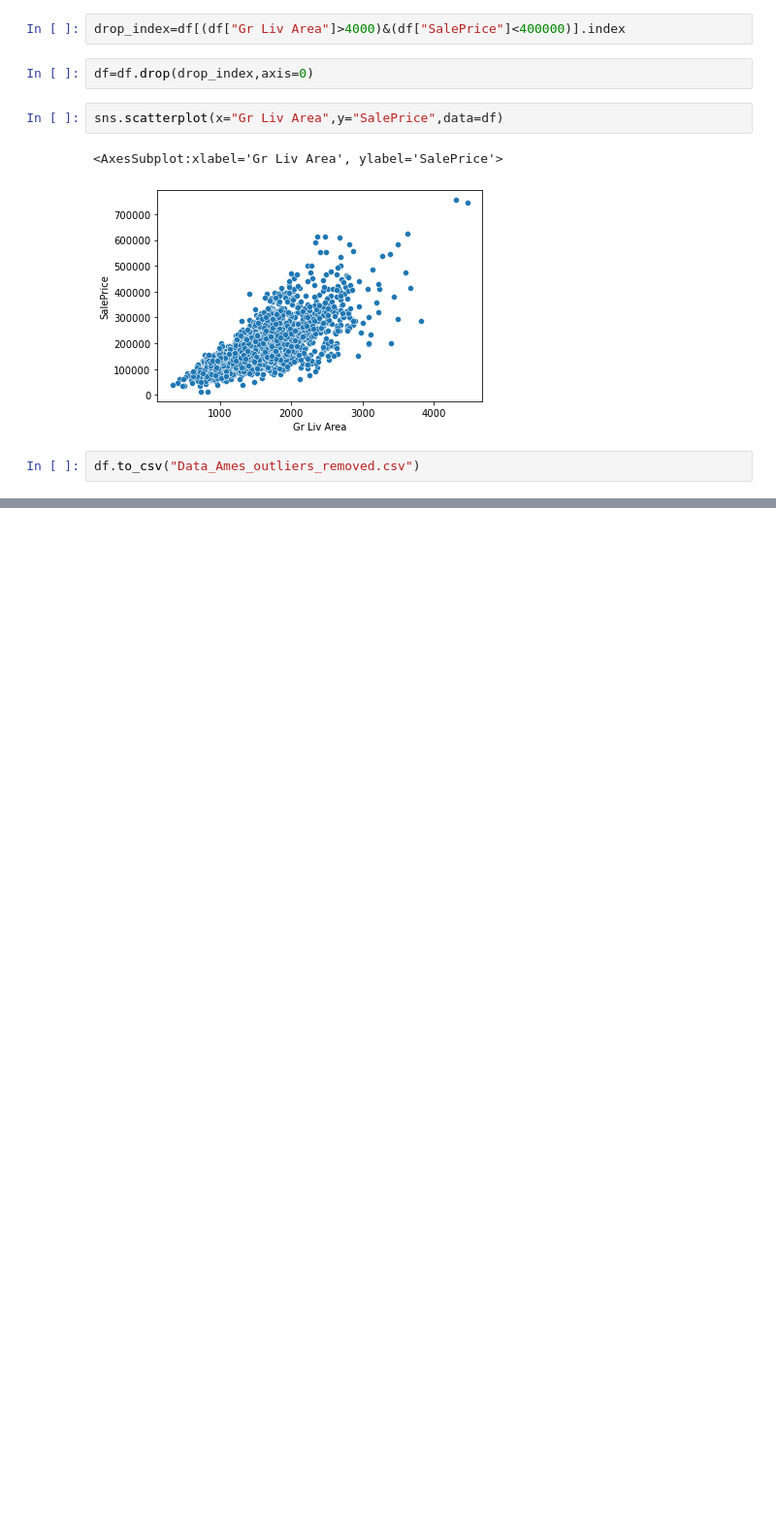
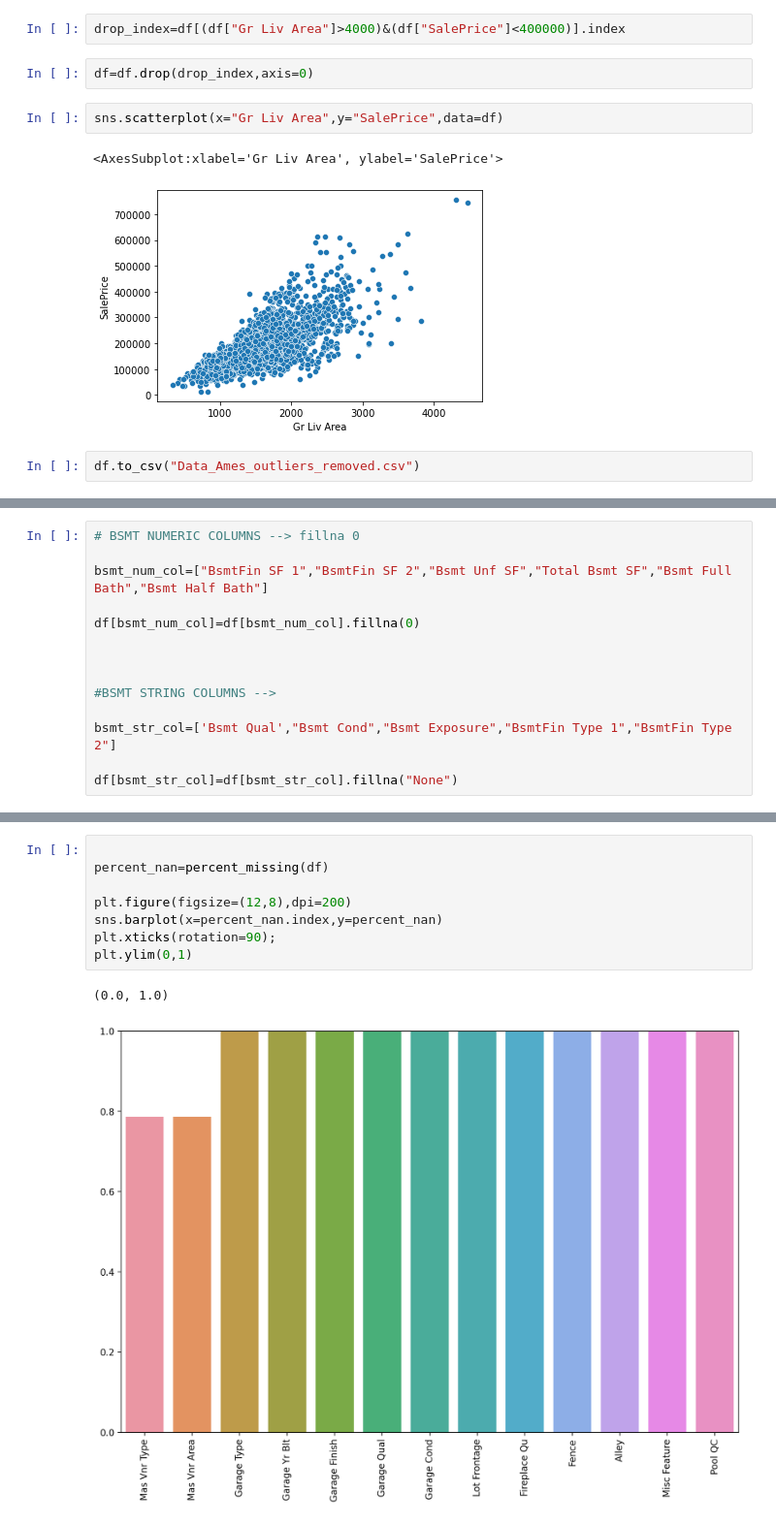
Before and after one commit to Burcusenol/Machine-Learning-Algorithms, a Jupyter notebook: Feature Engineering and Data Preparation/Feature Engineering.ipynb, the cells around one changed output, grey strips where cells are left out. Shown at 97% size. Cells and saved outputs as stored; diff of their text form; blank space fills up the shorter version.

```diff
--- a/Feature Engineering and Data Preparation/Feature Engineering.ipynb
+++ b/Feature Engineering and Data Preparation/Feature Engineering.ipynb
@@ -247,0 +459,14 @@ df.to_csv("Data_Ames_outliers_removed.csv")
+# %%
+# BSMT NUMERIC COLUMNS --> fillna 0
+
+bsmt_num_col=["BsmtFin SF 1","BsmtFin SF 2","Bsmt Unf SF","Total Bsmt SF","Bsmt Full Bath","Bsmt Half Bath"]
+
+df[bsmt_num_col]=df[bsmt_num_col].fillna(0)
+
+
+
+#BSMT STRING COLUMNS -->
+
+bsmt_str_col=['Bsmt Qual',"Bsmt Cond","Bsmt Exposure","BsmtFin Type 1","BsmtFin Type 2"]
+
+df[bsmt_str_col]=df[bsmt_str_col].fillna("None")
@@ -247,0 +478,11 @@ df.to_csv("Data_Ames_outliers_removed.csv")
+# %%
+
+percent_nan=percent_missing(df)
+
+plt.figure(figsize=(12,8),dpi=200)
+sns.barplot(x=percent_nan.index,y=percent_nan)
+plt.xticks(rotation=90);
+plt.ylim(0,1)
+# %% [output]
+(0.0, 1.0)
+[figure, added]
```
Also changed, not shown: parts of 30 cells of this notebook, 1 other file.
